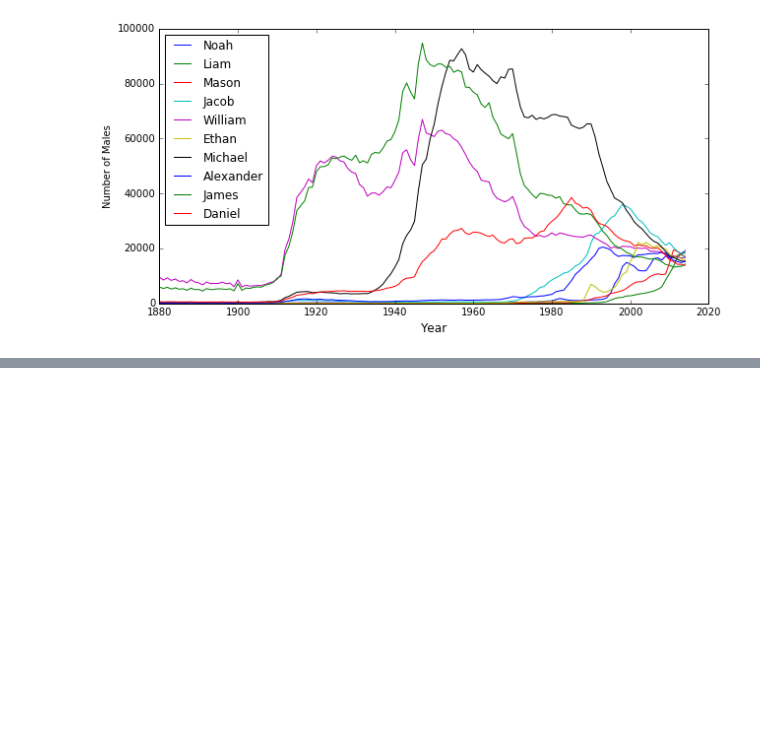
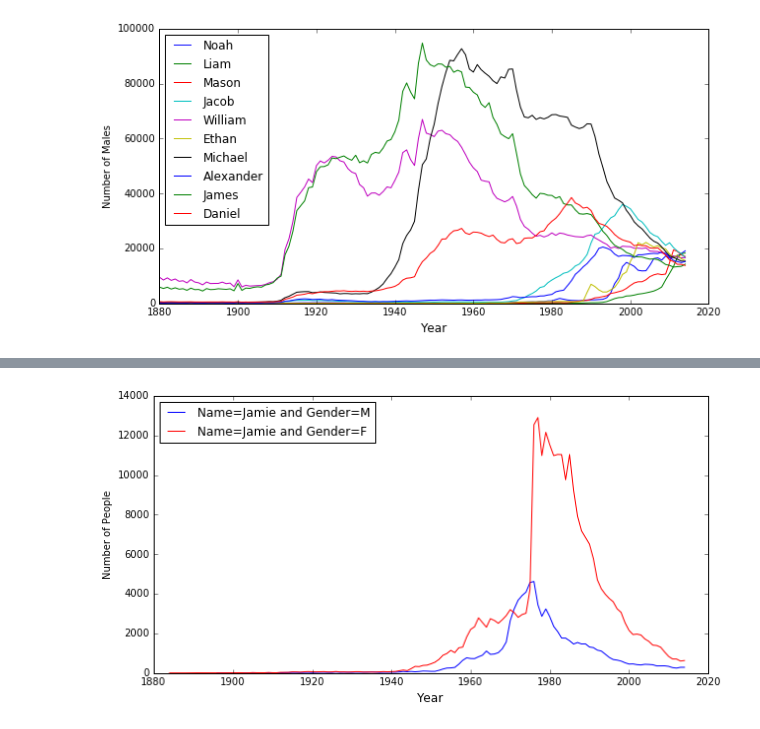
Before and after one commit to kostdiek/USBabyNames-SQL, a Jupyter notebook: USBabyNames.ipynb, the cells around one changed output, grey strips where cells are left out. Saved outputs shown, nothing was run; the diff lists cells and outputs as text; code cells hidden in the pictures; blank space fills up the shorter version.

```diff
--- a/USBabyNames.ipynb
+++ b/USBabyNames.ipynb
@@ -318,0 +301,26 @@ plt.show()
+# %%
+cur.execute("SELECT name, year, count, gender FROM NationalNames WHERE name='Jamie';")
+jamie=cur.fetchall() #returns the year and count for the name Jamie, male and female
+
+#print(landj[0])
+xf=[]
+yf=[]
+xm=[]
+ym=[]
+for i in range(len(jamie)): #this will separate out the two genders from the SQL returned data
+    if jamie[i][3]=='M':
+            xm.append(jamie[i][1]) #male
+            ym.append(jamie[i][2])
+    else:
+            xf.append(jamie[i][1]) #female
+            yf.append(jamie[i][2])
+fig=plt.figure(figsize=(10,5))
+plt.plot(xm,ym, color="blue", label="Name=Jamie and Gender=M")
+plt.plot(xf, yf, color="red", label="Name=Jamie and Gender=F")
+plt.legend(loc='upper left',fontsize=12)
+ax=fig.add_subplot(111)
+ax.set_xlabel('Year', fontsize=12)
+ax.set_ylabel('Number of People')
+plt.show()
+# %% [output]
+[figure, added]
```
Also changed, not shown: parts of 4 cells of this notebook.
